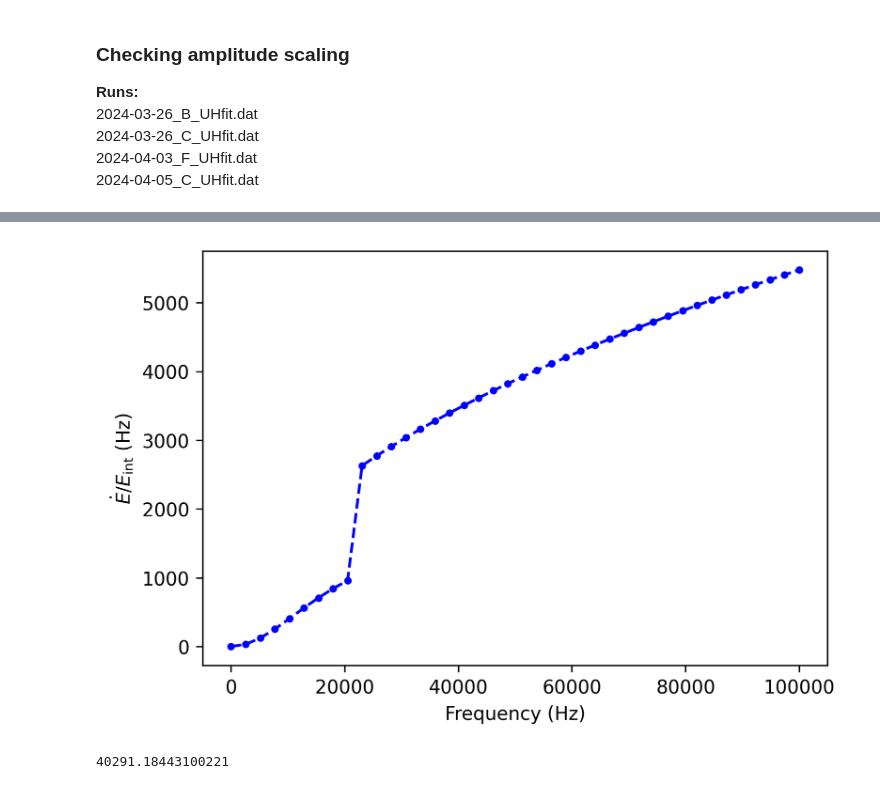
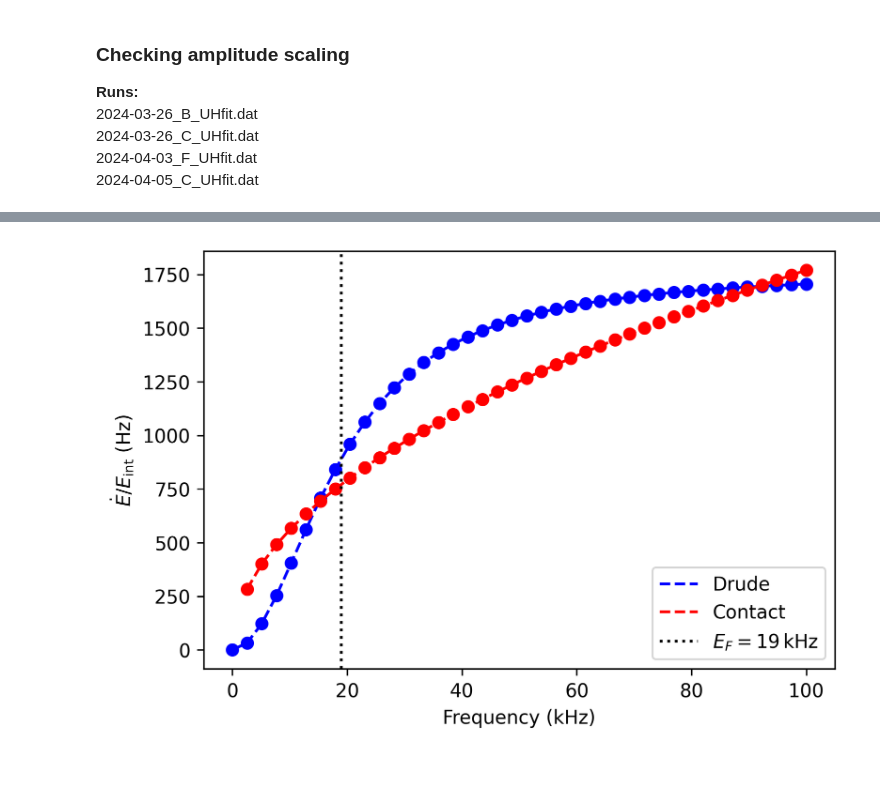
Before and after one commit to uoft-chiplab/Fast-Modulation-Contact-Correlation-Project, a Jupyter notebook: contact_correlations/heating_rate_analysis.ipynb, the cells around one changed output, grey strips where cells are left out. Cells and saved outputs as stored; diff of their text form; code cells hidden in the pictures.

```diff
--- a/contact_correlations/heating_rate_analysis.ipynb
+++ b/contact_correlations/heating_rate_analysis.ipynb
@@ -300,19 +304,28 @@ TUG = TrappedUnitaryGas(ToTF=ToTF, EF=EF, barnu=barnu)
 # %%
+ToTF = 0.58
+EF = 19e3
+barnu = 305
+
+TUG = TrappedUnitaryGas(ToTF=ToTF, EF=EF, barnu=barnu)
+
 TUG.modulate_field(np.linspace(0, 100e3, 40))
 
 plt.figure(figsize=(6, 4), dpi=300)
-plt.plot(TUG.nus, TUG.Edot*2*TUG.Ns/TUG.Epot, 'b--')
-plt.plot(TUG.nus, TUG.Edot*2*TUG.Ns/TUG.Epot, 'b.')
+plt.plot(TUG.nus/1e3, TUG.Edot_drude/TUG.Epot, 'b--', label='Drude')
+plt.plot(TUG.nus/1e3, TUG.Edot_drude/TUG.Epot, 'o', color='b', markersize=6)
 
-plt.xlabel('Frequency (Hz)')
+plt.plot(TUG.nus/1e3, TUG.Edot_contact/TUG.Epot, 'r--', label='Contact')
+plt.plot(TUG.nus/1e3, TUG.Edot_contact/TUG.Epot, 'o', color='r', markersize=6)
+
+plt.xlabel('Frequency (kHz)')
 plt.ylabel(r'$\dot{E}/E_\mathrm{int}$ (Hz)')
 
+plt.axvline(x=TUG.EF/1e3, color='k', linestyle=':', label=r'$E_F = 19\,$kHz')
+
+plt.legend()
+
+plt.savefig('figures/heating_rate_vs_frequency.pdf', dpi=300, bbox_inches='tight')
+
 plt.show()
 # %% [output]
-[figure, old version]
+[figure, new version]
-# %%
-TUG.kF * TUG.lambda_T
-TUG.betamu * TUG.T
-TUG.Ns
-# %% [output]
-40291.18443100221
```
Also changed, not shown: parts of 7 cells of this notebook, 2 other files.
